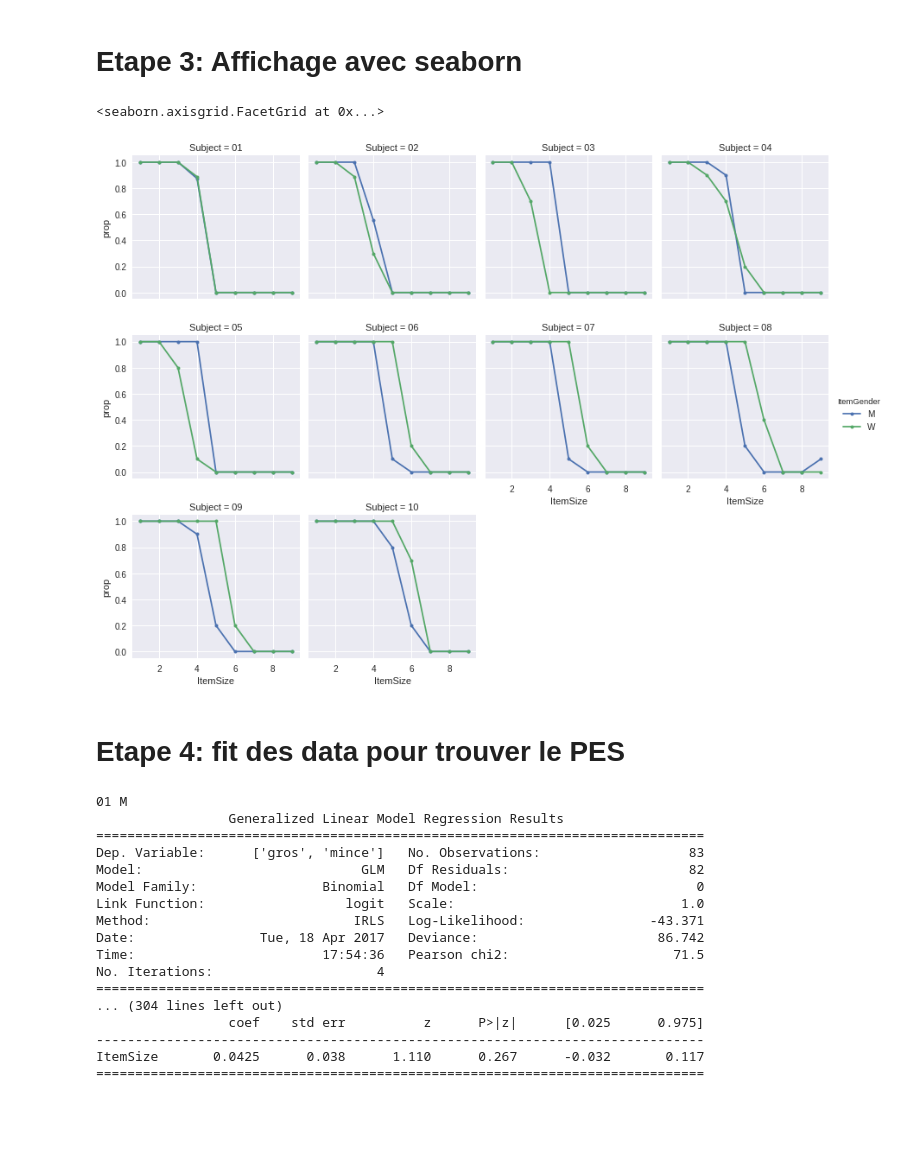
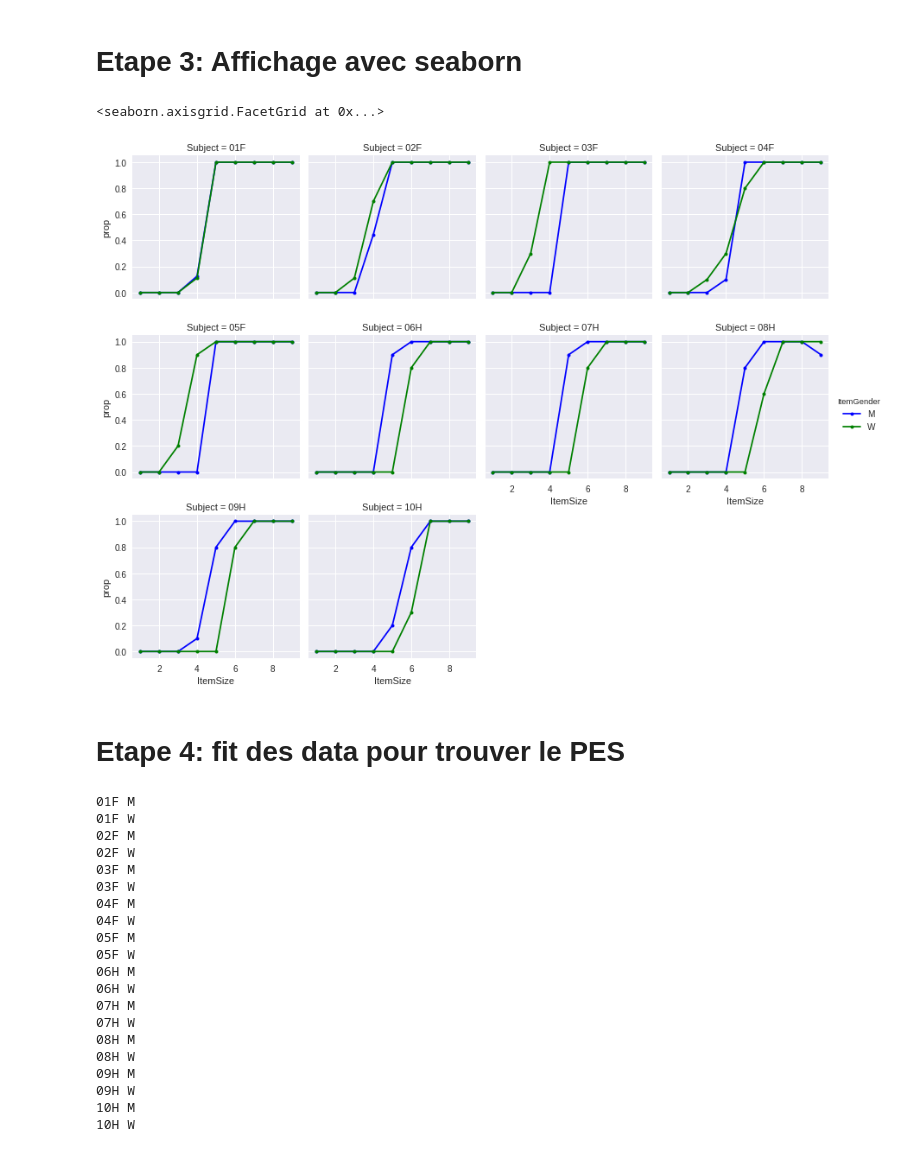
Before and after one commit to Lx37/formation_python_nsco_2017, a Jupyter notebook: NB_avec_reponses/exo_final.ipynb, the cells around one changed output. Saved outputs shown, nothing was run; the diff lists cells and outputs as text; code cells hidden in the pictures; blank space fills up the shorter version.

```diff
--- a/NB_avec_reponses/exo_final.ipynb
+++ b/NB_avec_reponses/exo_final.ipynb
@@ -153,7 +153,7 @@ for subject_gender in ['F', 'H']:
     dirname_per_subject = glob.glob(pattern)
     for dirname in dirname_per_subject:
         subject = re.findall('.(\d+).', dirname)[0]
-        subject = '{:02d}'.format(int(subject))
+        subject = '{:02d}{}'.format(int(subject), subject_gender)
         #print('*'*5)
         #print(subject)
         filenames_per_subject = glob.glob(dirname+'/*.csv')
@@ -222,8 +222,8 @@ df.head()
 |  | M5 | 10.0 | 0.0 |
 # %%
 #On ajjoute une colonne proportion
-df['prop'] = df['mince']/(df['mince']+df['gros'])
-df.head()
+df['prop'] = df['gros']/(df['mince']+df['gros'])
+df.head(20)
 # %% [output]
 |  | Evaluation | gros | mince | prop |
 | Subject | Item |  |  |  |
@@ -256,48 +267,65 @@ data['ItemSize'] = data['Item'].apply(create_ItemSize)
 import matplotlib.pyplot as plt
 import seaborn as sns
 # %%
-grid = sns.FacetGrid(df2, col="Subject", hue="ItemGender", col_wrap=4)
+colors_item_gender = {'M':'blue', 'W':'green'}
+grid = sns.FacetGrid(df2, col="Subject", hue="ItemGender", col_wrap=4, palette=colors_item_gender)
 grid.map(plt.plot, "ItemSize", "prop", marker="o", ms=4)
 grid.add_legend()
 # %% [output]
 <seaborn.axisgrid.FacetGrid at 0x...>
-[figure, old version]
+[figure, new version]
 # %% [markdown]
 # Etape 4: fit des data pour trouver le PES
 # %%
 import statsmodels.api as sm
+from statsmodels.formula.api import glm
+
 subjects = df2['Subject'].unique()
 item_genders = df2['ItemGender'].unique()
+
+#subjects = subjects[:1]
 
 all_fit = {}
 for subject in subjects:
     for item_gender in item_genders:
         print(subject, item_gender)
         subdata = data[(data['Subject']==subject) & (data['ItemGender']==item_gender)].copy()
-        subdata['mince'] = (subdata['Evaluation']=='mince').astype(int)
+        #subdata['mince'] = (subdata['Evaluation']=='mince').astype(int)
         subdata['gros'] = (subdata['Evaluation']=='gros').astype(int)
-        binom = subdata[['gros', 'mince']]
-        model = sm.GLM(binom, subdata['ItemSize'], family=sm.families.Binomial())
-        model_result = model.fit()
-        print(model_result.summary())
-        all_fit[(subject, item_gender)] = model_result
+        #print(subdata)
+        #binom = subdata[['gros', 'mince']]
+        #binom = subdata['gros']
+        #print(binom)
+        #model = sm.GLM(binom, subdata['ItemSize'], family=sm.families.Binomial())
+        #model = sm.Logit(binom, subdata['ItemSize'])
+        try:
+            model = glm('gros~ItemSize', subdata, family=sm.families.Binomial())
+            model_result = model.fit()
+            #print(model_result.summary())
+
+            all_fit[(subject, item_gender)] = model_result
+        except:
+            pass
 # %% [output]
-01 M
-                 Generalized Linear Model Regression Results
-==============================================================================
-Dep. Variable:      ['gros', 'mince']   No. Observations:                   83
-Model:                            GLM   Df Residuals:                       82
-Model Family:                Binomial   Df Model:                            0
-Link Function:                  logit   Scale:                             1.0
-Method:                          IRLS   Log-Likelihood:                -43.371
-Date:                Tue, 18 Apr 2017   Deviance:                       86.742
-Time:                        17:54:36   Pearson chi2:                     71.5
-No. Iterations:                     4
-==============================================================================
-... (304 lines left out)
-                 coef    std err          z      P>|z|      [0.025      0.975]
-------------------------------------------------------------------------------
-ItemSize       0.0425      0.038      1.110      0.267      -0.032       0.117
-==============================================================================
+01F M
+01F W
+02F M
+02F W
+03F M
+03F W
+04F M
+04F W
+05F M
+05F W
+06H M
+06H W
+07H M
+07H W
+08H M
+08H W
+09H M
+09H W
+10H M
+10H W
 # %%
 # On affiche dans le meme graph que précédement
```
Also changed, not shown: parts of 13 cells of this notebook.
